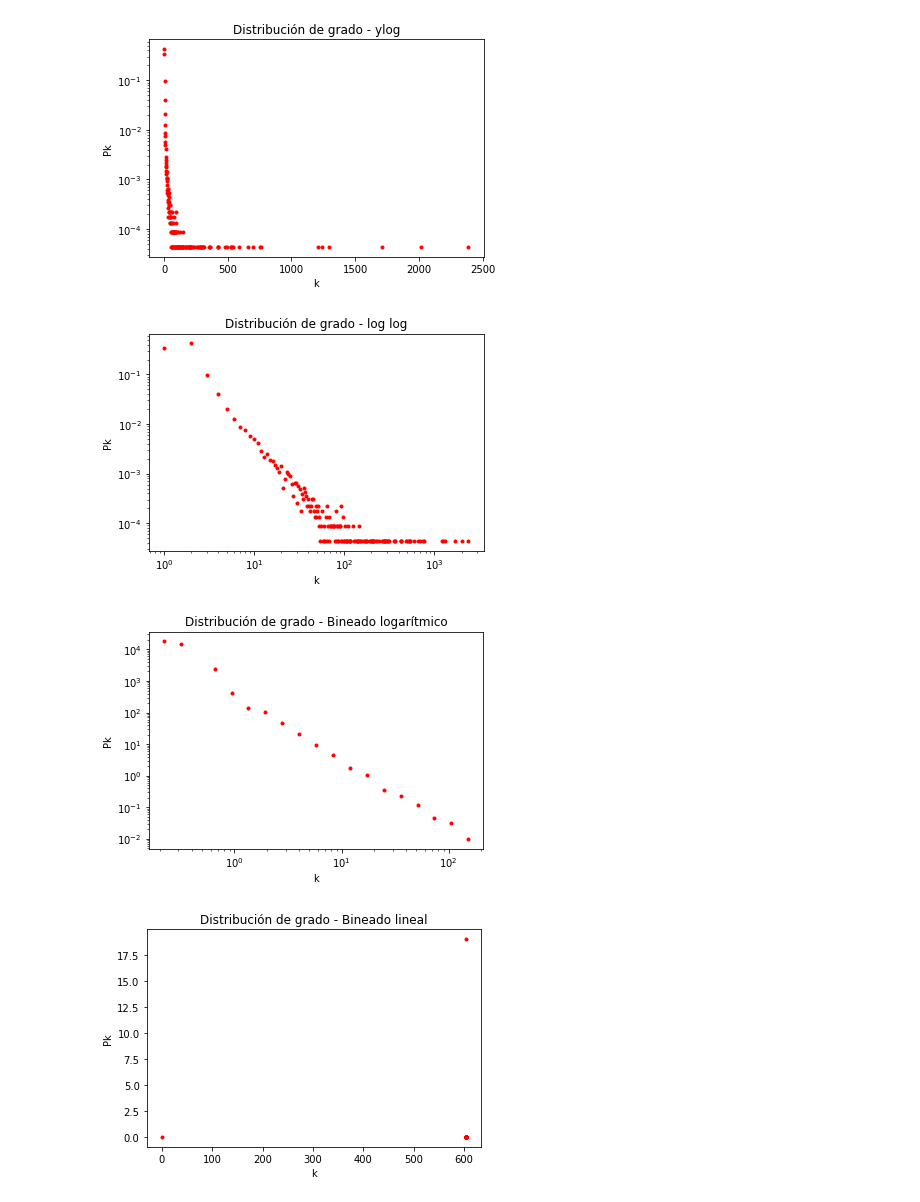
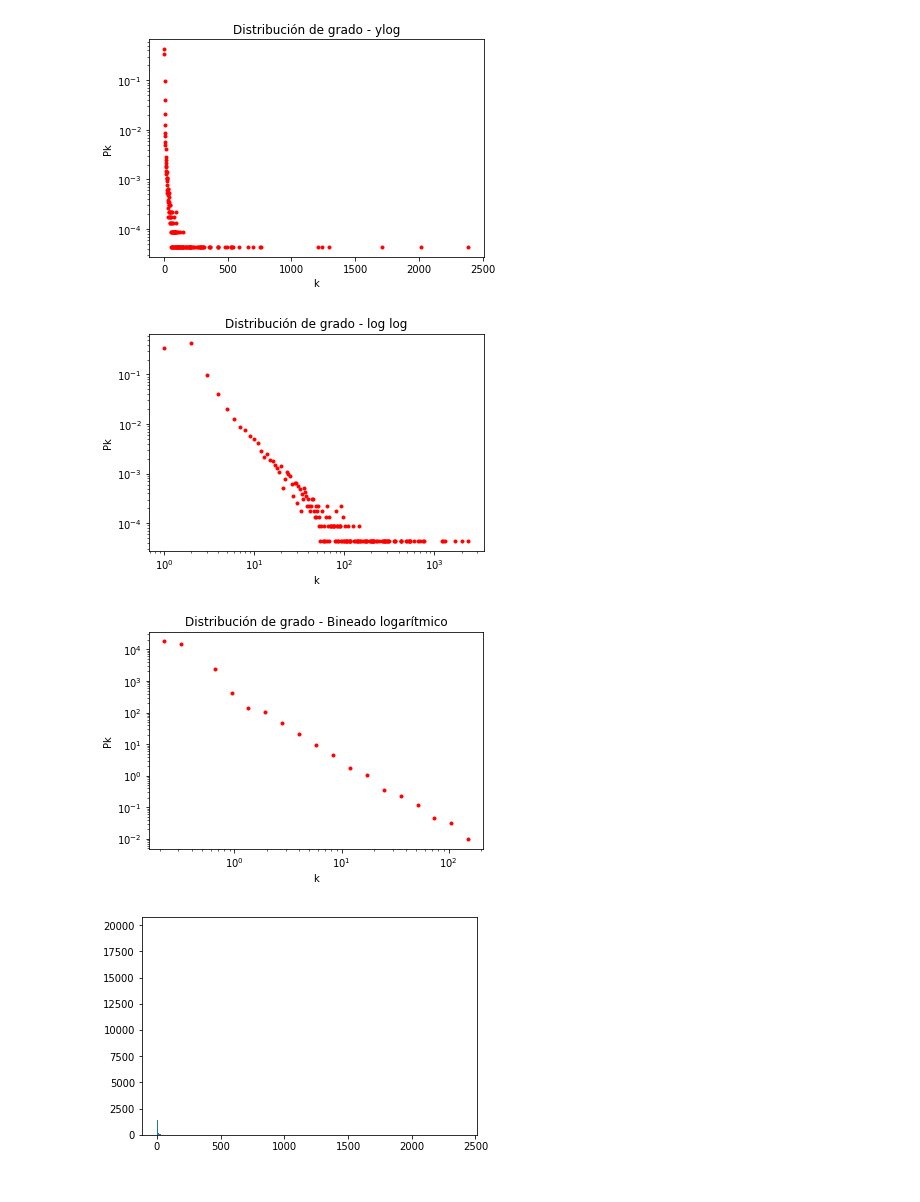
Before and after one commit to Juanfio/FacuyJuan_2018, a Jupyter notebook: EJ3.ipynb, the cells around one changed output. Drawn from its saved outputs; the diff is of its cells as text; code cells hidden in the pictures.

```diff
--- a/EJ3.ipynb
+++ b/EJ3.ipynb
@@ -4,15 +4,6 @@ import numpy as np
 import matplotlib.pylab as plt
 import networkx as nx
 import pandas as pd
-
-def ldata(archive):
-    f=open(archive)
-    data=[]
-    for line in f:
-        line=line.strip()
-        col=line.split()
-        data.append(col)
-    return data
 
 g = nx.read_gml('as-22july06.gml')
 
@@ -108,53 +99,32 @@ for i in range(len(nodo_grado)):
 # bins escalados logaritmicamente
 bins = np.logspace(0, 3, 20)
 widths = (bins[1:] - bins[:-1])
 
 # Calculo histograma
 hist = np.histogram(Kn, bins=bins)
 # normalizo el ancho del bin
 hist_norm = hist[0]/widths
 
 kb=np.zeros(len(bins))
 Pkm=np.zeros(len(bins))
 for i in range(len(bins)-1):
     kb[i]=(bins[i+1]-bins[i])/2
     Pkm[i]=hist_norm[i]
 
 plt.plot(kb,Pkm,'r.')
 plt.xlabel("k")
 plt.ylabel("Pk")
 plt.xscale('log')
 plt.yscale('log')
 plt.title("Distribución de grado - Bineado logarítmico")
 plt.show()
 
 #BINEADO LINEAL
-plt.hist(Kn, )
-
-# bins escalados logaritmicamente
-bins = np.linspace(0, N, 20)
-widths = (bins[1:] - bins[:-1])
-
-# Calculo histograma
-hist = np.histogram(Kn, bins=bins)
-# normalizo el ancho del bin
-hist_norm = hist[0]/widths
-
-kb=np.zeros(len(bins))
-Pkm=np.zeros(len(bins))
-for i in range(len(bins)-1):
-    kb[i]=(bins[i+1]-bins[i])/2
-    Pkm[i]=hist_norm[i]
-
-plt.plot(kb,Pkm,'r.')
-plt.xlabel("k")
-plt.ylabel("Pk")
-plt.title("Distribución de grado - Bineado lineal")
-plt.show()
+#me queda hacer
 # %% [output]
 [figure]
 [figure]
 [figure]
 [figure]
 [figure]
-[figure, old version]
+[figure, new version]
```
Also changed, not shown: parts of 2 cells of this notebook, 1 other file.
